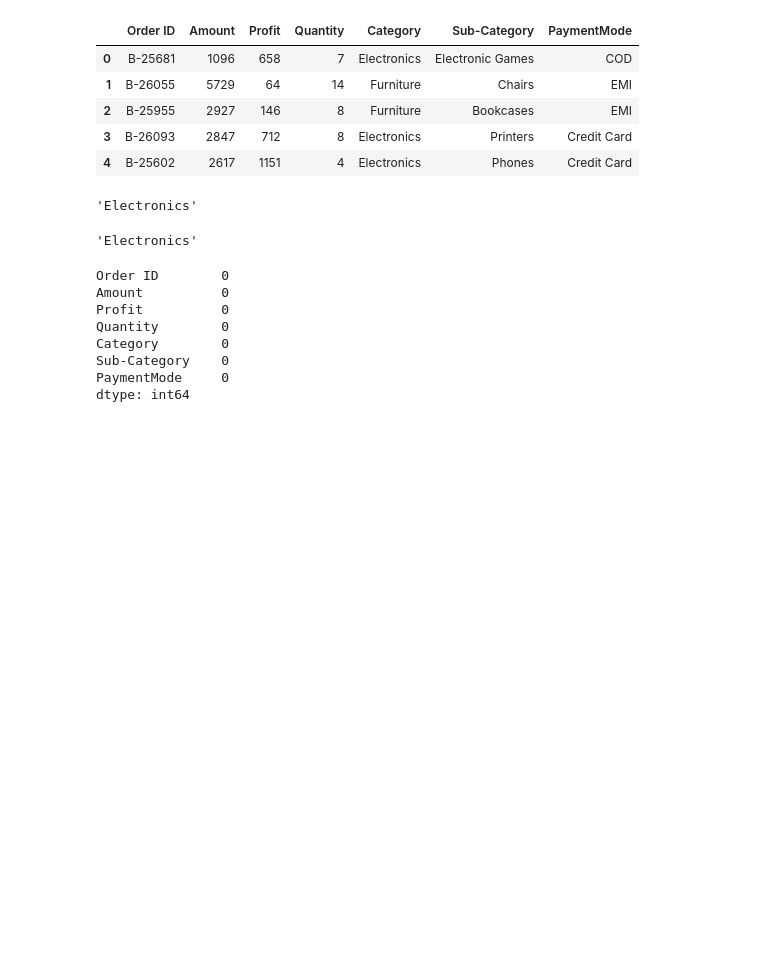
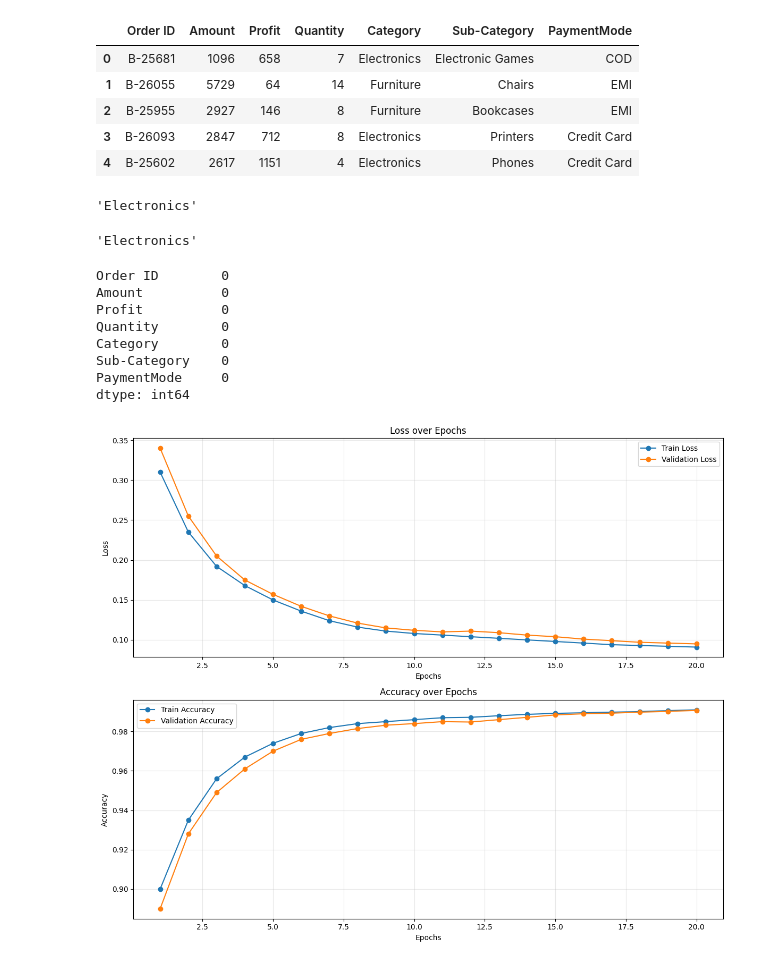
Before and after one commit to EFTEKHER/python_2025, a Jupyter notebook: 13_data_analysis/2_pandas.ipynb, the cells around one changed output. Drawn from its saved outputs; the diff is of its cells as text; code cells hidden in the pictures; blank space fills up the shorter version.

```diff
--- a/13_data_analysis/2_pandas.ipynb
+++ b/13_data_analysis/2_pandas.ipynb
@@ -83,3 +83,63 @@ Category        0
 Sub-Category    0
 PaymentMode     0
 dtype: int64
+# %%
+import numpy as np
+import matplotlib.pyplot as plt
+
+# --- Epochs ---
+epochs = 20
+x = np.arange(1, epochs + 1)
+
+# --- Loss (damped, slight bumps; val slightly above train) ---
+train_loss = [
+    0.310, 0.235, 0.192, 0.168, 0.150, 0.136, 0.124, 0.116, 0.111, 0.108,
+    0.106, 0.104, 0.102, 0.100, 0.098, 0.096, 0.094, 0.093, 0.092, 0.091
+]
+
+val_loss = [
+    0.340, 0.255, 0.205, 0.175, 0.157, 0.142, 0.130, 0.121, 0.115, 0.112,
+    0.110, 0.111, 0.109, 0.106, 0.104, 0.101, 0.099, 0.097, 0.096, 0.095
+]  # small bump at epoch 12 to look realistic
+
+# --- Accuracy (damped rise; tiny wobble on val around epoch 12) ---
+train_acc = [
+    0.9000, 0.9350, 0.9560, 0.9670, 0.9740, 0.9790, 0.9820, 0.9840, 0.9850, 0.9860,
+    0.9870, 0.9872, 0.9880, 0.9887, 0.9892, 0.9895, 0.9898, 0.9901, 0.9906, 0.9910
+]
+
+val_acc = [
+    0.8900, 0.9280, 0.9490, 0.9610, 0.9700, 0.9760, 0.9790, 0.9815, 0.9832, 0.9840,
+    0.9850, 0.9848, 0.9860, 0.9872, 0.9884, 0.9890, 0.9893, 0.9898, 0.9902, 0.9907
+]  # final ≈ 99.07%
+
+# --- Plot ---
+plt.figure(figsize=(12, 10))
+
+# Loss
+plt.subplot(2, 1, 1)
+plt.plot(x, train_loss, '-o', label='Train Loss')
+plt.plot(x, val_loss, '-o', label='Validation Loss')
+plt.title('Loss over Epochs')
+plt.xlabel('Epochs')
+plt.ylabel('Loss')
+plt.legend()
+plt.grid(alpha=0.3)
+
+# Accuracy
+plt.subplot(2, 1, 2)
+plt.plot(x, train_acc, '-o', label='Train Accuracy')
+plt.plot(x, val_acc, '-o', label='Validation Accuracy')
+plt.title('Accuracy over Epochs')
+plt.xlabel('Epochs')
+plt.ylabel('Accuracy')
+plt.legend()
+plt.grid(alpha=0.3)
+plt.tight_layout()
+
+# Optional: save for paper
+# plt.savefig('training_curves_damped.png', dpi=300, bbox_inches='tight')
+
+plt.show()
+# %% [output]
+[figure, added]
```
Also changed, not shown: 7 other files.
